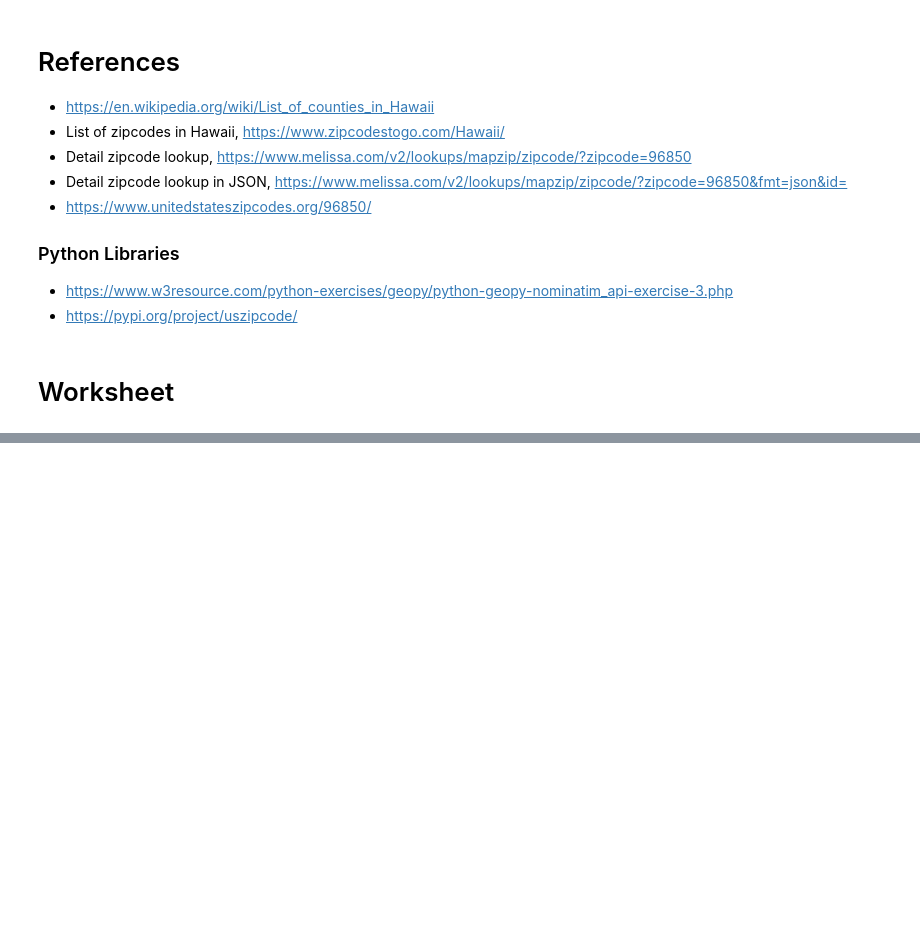
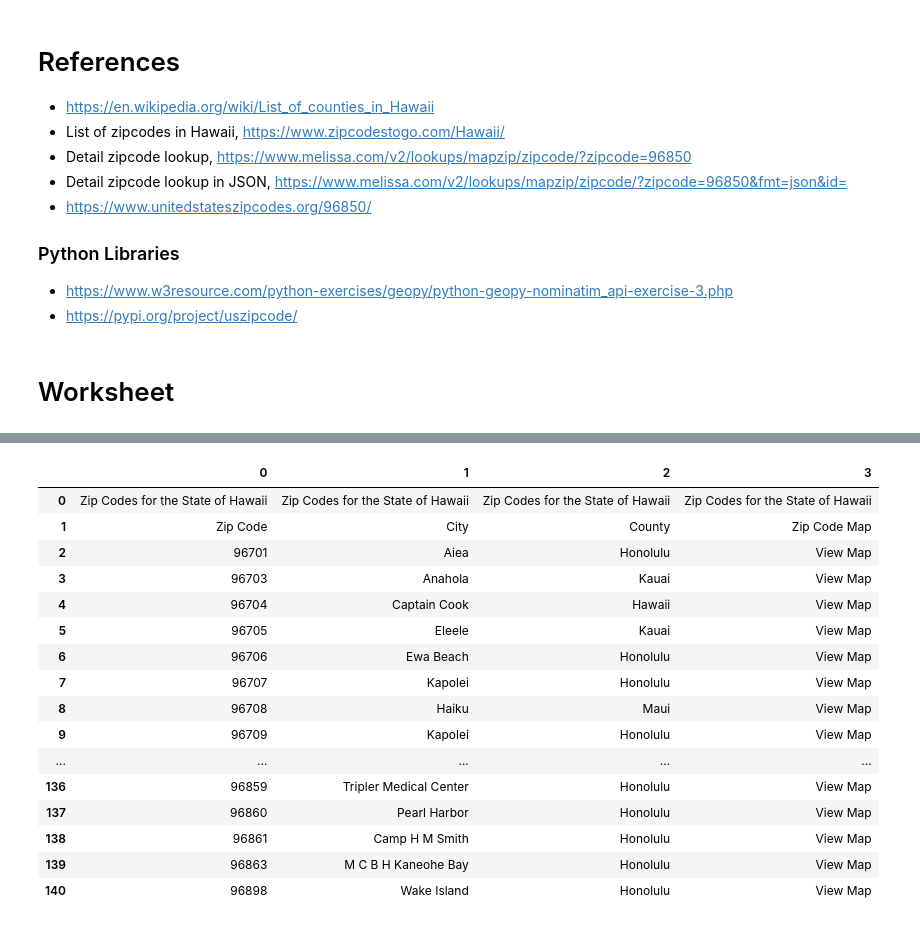
Before and after one commit to finesketch/Coursera_Capstone, a Jupyter notebook: Week4-Assignment-Worksheet.ipynb, the cells around one changed output, grey strips where cells are left out. Saved outputs shown, nothing was run; the diff lists cells and outputs as text; code cells hidden in the pictures; blank space fills up the shorter version.

```diff
--- a/Week4-Assignment-Worksheet.ipynb
+++ b/Week4-Assignment-Worksheet.ipynb
@@ -262,0 +548,22 @@ Executing transaction: done
+# %%
+zipcode_df = pd.read_html('https://www.zipcodestogo.com/Hawaii/')
+zipcode_df = zipcode_df[1]
+zipcode_df.head(5)
+# %% [output]
+|  | 0 | 1 | 2 | 3 |
+| 0 | Zip Codes for the State of Hawaii | Zip Codes for the State of Hawaii | Zip Codes for the State of Hawaii | Zip Codes for the State of Hawaii |
+| 1 | Zip Code | City | County | Zip Code Map |
+| 2 | 96701 | Aiea | Honolulu | View Map |
+| 3 | 96703 | Anahola | Kauai | View Map |
+| 4 | 96704 | Captain Cook | Hawaii | View Map |
+| 5 | 96705 | Eleele | Kauai | View Map |
+| 6 | 96706 | Ewa Beach | Honolulu | View Map |
+| 7 | 96707 | Kapolei | Honolulu | View Map |
+| 8 | 96708 | Haiku | Maui | View Map |
+| 9 | 96709 | Kapolei | Honolulu | View Map |
+| ... | ... | ... | ... | ... |
+| 136 | 96859 | Tripler Medical Center | Honolulu | View Map |
+| 137 | 96860 | Pearl Harbor | Honolulu | View Map |
+| 138 | 96861 | Camp H M Smith | Honolulu | View Map |
+| 139 | 96863 | M C B H Kaneohe Bay | Honolulu | View Map |
+| 140 | 96898 | Wake Island | Honolulu | View Map |
```
Also changed, not shown: parts of 25 cells of this notebook, 10 other files.
